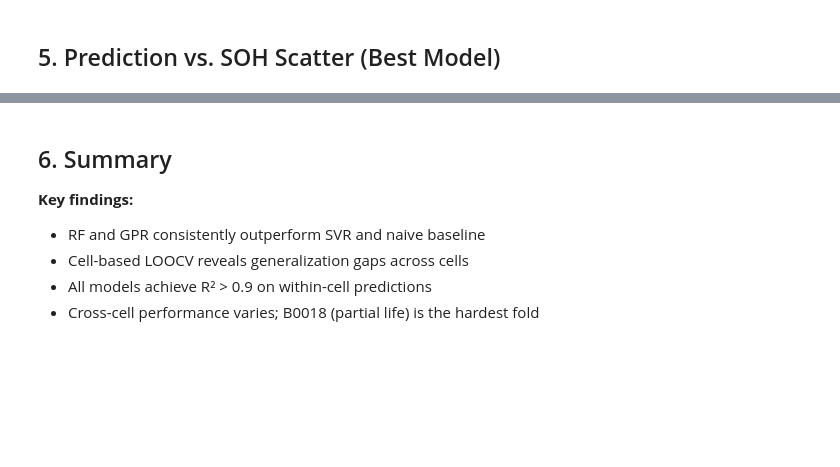
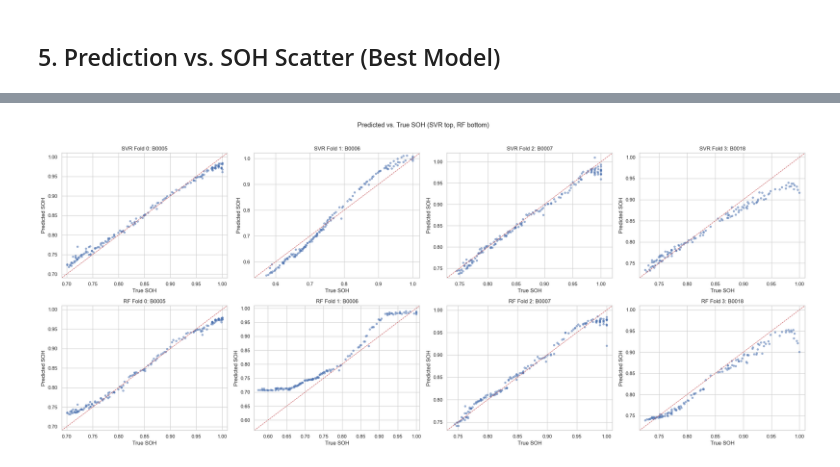
Before and after one commit to mal0101/soh_estimation, a Jupyter notebook: notebooks/04_classical_ml.ipynb, the cells around one changed output, grey strips where cells are left out. Drawn from its saved outputs; the diff is of its cells as text; code cells hidden in the pictures; blank space fills up the shorter version.

```diff
--- a/notebooks/04_classical_ml.ipynb
+++ b/notebooks/04_classical_ml.ipynb
@@ -148,34 +259,52 @@ plt.show()
 # %% [markdown]
 ## 5. Prediction vs. SOH Scatter (Best Model)
 # %%
-best_model_name = "rf"
-fig, axes = plt.subplots(1, 4, figsize=(20, 5))
+fig, axes = plt.subplots(2, 4, figsize=(24, 10))
 
-for i, fold in enumerate(folds):
-    ax = axes[i]
-    X_train_s, X_test_s, scaler = scale_features(fold["X_train"], fold["X_test"])
-    rf_cfg = config["models"]["classical"]["rf"]
-    model, _, _ = train_rf(
-        X_train_s, fold["y_train"], X_test_s, fold["y_test"],
-        n_trials=10,
-        param_space={
-            "n_estimators": (100, 200),
-            "max_depth": [10, 20, None],
-            "min_samples_leaf": (1, 5),
-            "max_features": ["sqrt", 0.5],
-        },
-    )
-    y_pred = model.predict(X_test_s)
+model_trainers = [
+    ("SVR", train_svr, "svr"),
+    ("RF", train_rf, "rf"),
+]
 
-    ax.scatter(fold["y_test"], y_pred, alpha=0.5, s=15)
-    lims = [min(fold["y_test"].min(), y_pred.min()) - 0.01, max(fold["y_test"].max(), y_pred.max()) + 0.01]
-    ax.plot(lims, lims, "r--", linewidth=1)
-    ax.set_xlim(lims)
-    ax.set_ylim(lims)
-    ax.set_xlabel("True SOH")
-    ax.set_ylabel("Predicted SOH")
-    ax.set_title(f"Fold {i}: {fold['test_cell']}")
+for row, (display_name, trainer, cfg_key) in enumerate(model_trainers):
+    cfg = config["models"]["classical"][cfg_key]
+    if cfg_key == "rf":
+        param_space = {
+            "n_estimators": tuple(cfg["param_space"]["n_estimators"]),
+            "max_depth": cfg["param_space"]["max_depth"],
+            "min_samples_leaf": tuple(cfg["param_space"]["min_samples_leaf"]),
+            "max_features": cfg["param_space"]["max_features"],
+        }
+    else:
+        param_space = {
+            "C": tuple(cfg["param_space"]["C"]),
+            "epsilon": tuple(cfg["param_space"]["epsilon"]),
+            "gamma": cfg["param_space"]["gamma"],
+        }
 
-fig.suptitle("RF Predicted vs. True SOH", y=1.02)
+    for i, fold in enumerate(folds):
+        ax = axes[row, i]
+        X_train_s, X_test_s, _ = scale_features(fold["X_train"], fold["X_test"])
+        model, _, _ = trainer(
+            X_train_s, fold["y_train"], X_test_s, fold["y_test"],
+            n_trials=10,
+            param_space=param_space,
+        )
+        y_pred = model.predict(X_test_s)
+
+        ax.scatter(fold["y_test"], y_pred, alpha=0.5, s=15)
+        lims = [
+            min(fold["y_test"].min(), y_pred.min()) - 0.01,
+            max(fold["y_test"].max(), y_pred.max()) + 0.01,
+        ]
+        ax.plot(lims, lims, "r--", linewidth=1)
+        ax.set_xlim(lims)
+        ax.set_ylim(lims)
+        ax.set_xlabel("True SOH")
+        ax.set_ylabel("Predicted SOH")
+        ax.set_title(f"{display_name} Fold {i}: {fold['test_cell']}")
+
+fig.suptitle("Predicted vs. True SOH (SVR top, RF bottom)", y=1.02)
 plt.tight_layout()
 plt.show()
+# %% [output]
@@ -182,8 +328 @@ plt.show()
+[figure, added]
-# %% [markdown]
-## 6. Summary
-
-**Key findings:**
-- RF and GPR consistently outperform SVR and naive baseline
-- Cell-based LOOCV reveals generalization gaps across cells
-- All models achieve R² > 0.9 on within-cell predictions
-- Cross-cell performance varies; B0018 (partial life) is the hardest fold
```
Also changed, not shown: parts of 7 cells of this notebook, 21 other files.
